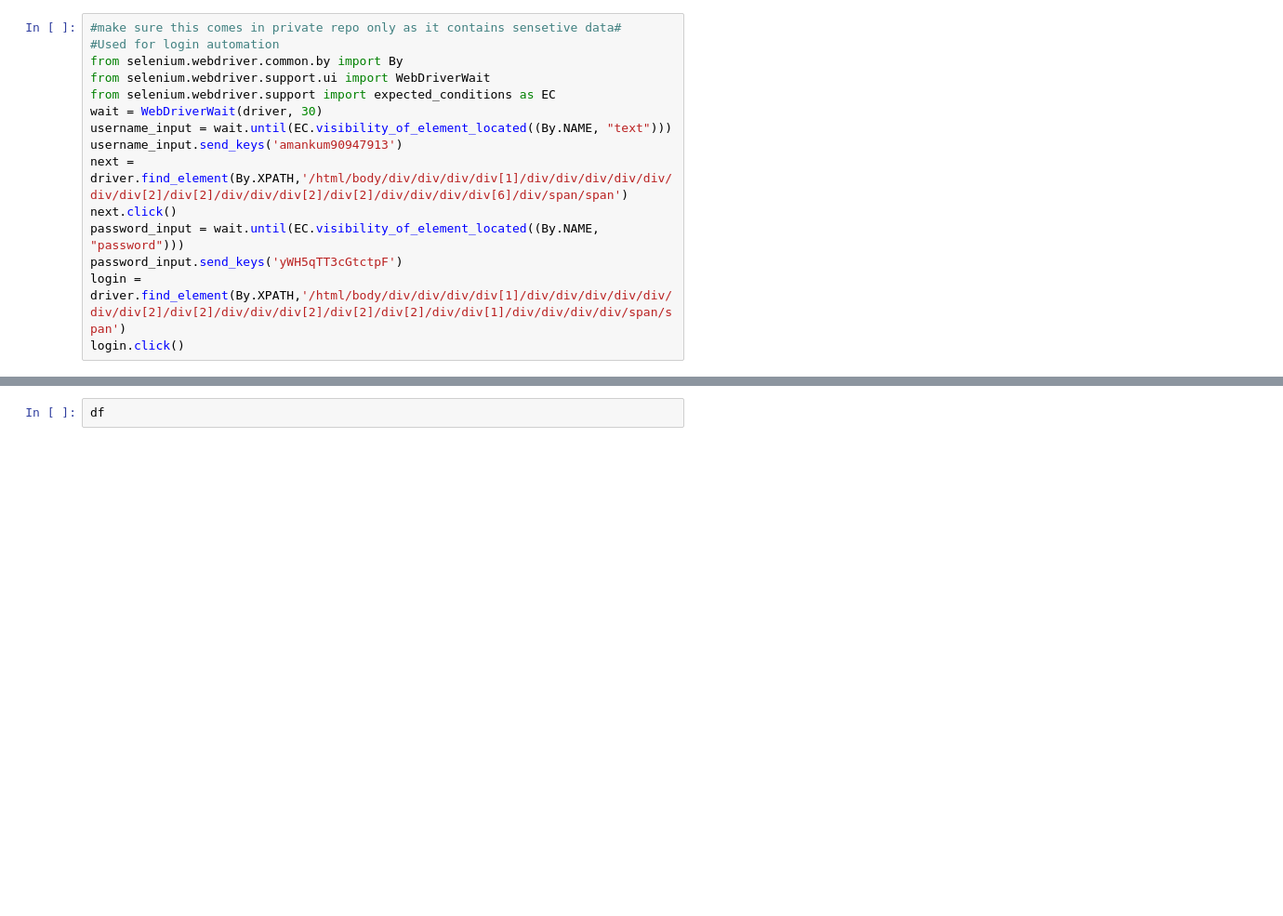
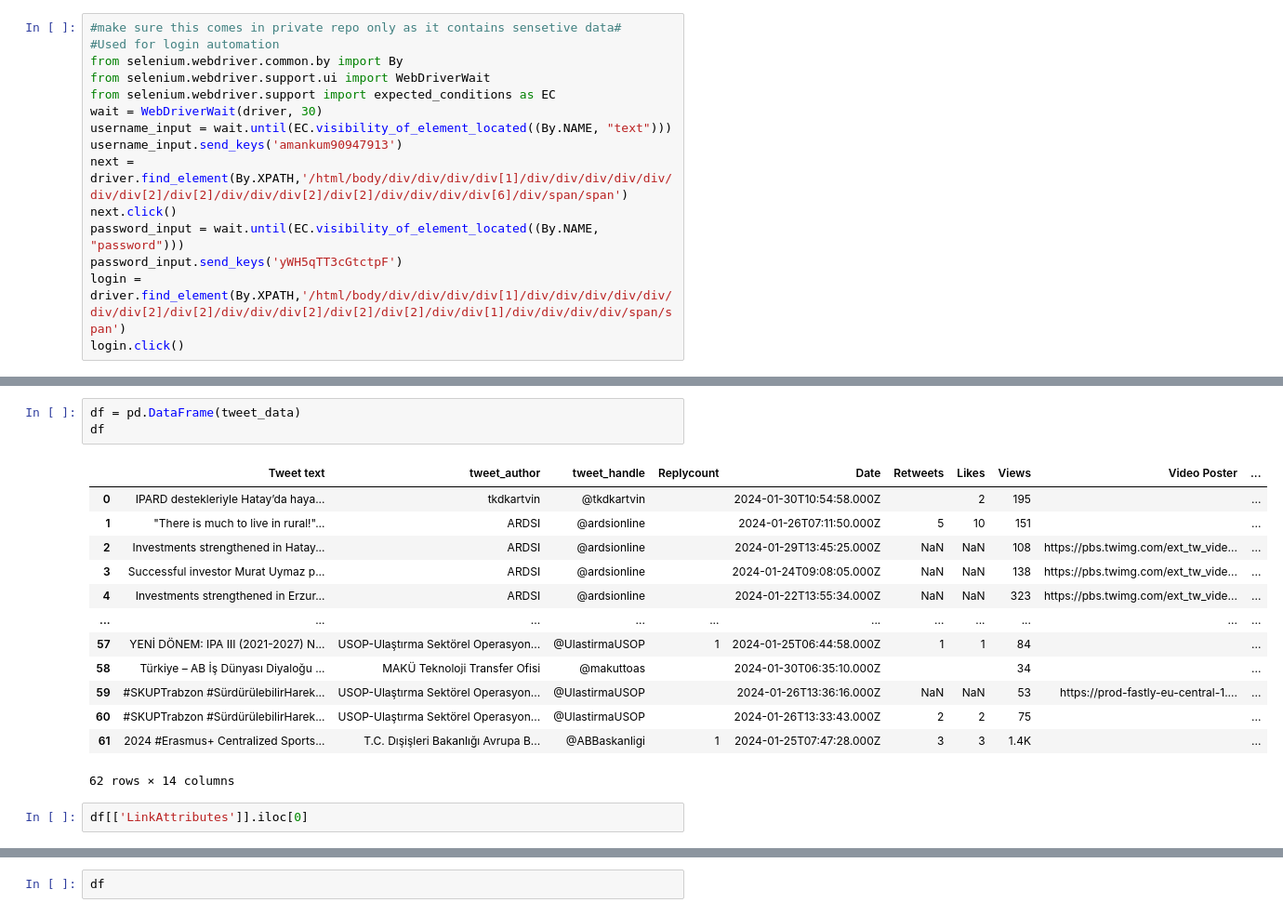
Before and after one commit to Aiggpa-Bhopal/Twitter-sentiment-analysis-English-and-Hindi-tweets, a Jupyter notebook: new_scrapper.ipynb, the cells around one changed output, grey strips where cells are left out. Shown: that part at 93% size. Saved outputs shown, nothing was run; the diff lists cells and outputs as text; blank space fills up the shorter version.

```diff
--- a/new_scrapper.ipynb
+++ b/new_scrapper.ipynb
@@ -83,0 +131,19 @@ print(df_likes)
+# %%
+df = pd.DataFrame(tweet_data)
+df
+# %% [output]
+|  | Tweet text | tweet_author | tweet_handle | Replycount | Date | Retweets | Likes | Views | Video Poster | ... |
+| 0 | IPARD destekleriyle Hatay’da haya... | tkdkartvin | @tkdkartvin |  | 2024-01-30T10:54:58.000Z |  | 2 | 195 |  | ... |
+| 1 | "There is much to live in rural!"... | ARDSI | @ardsionline |  | 2024-01-26T07:11:50.000Z | 5 | 10 | 151 |  | ... |
+| 2 | Investments strengthened in Hatay... | ARDSI | @ardsionline |  | 2024-01-29T13:45:25.000Z | NaN | NaN | 108 | https://pbs.twimg.com/ext_tw_vide... | ... |
+| 3 | Successful investor Murat Uymaz p... | ARDSI | @ardsionline |  | 2024-01-24T09:08:05.000Z | NaN | NaN | 138 | https://pbs.twimg.com/ext_tw_vide... | ... |
+| 4 | Investments strengthened in Erzur... | ARDSI | @ardsionline |  | 2024-01-22T13:55:34.000Z | NaN | NaN | 323 | https://pbs.twimg.com/ext_tw_vide... | ... |
+| ... | ... | ... | ... | ... | ... | ... | ... | ... | ... | ... |
+| 57 | YENİ DÖNEM: IPA III (2021-2027) N... | USOP-Ulaştırma Sektörel Operasyon... | @UlastirmaUSOP | 1 | 2024-01-25T06:44:58.000Z | 1 | 1 | 84 |  | ... |
+| 58 | Türkiye – AB İş Dünyası Diyaloğu ... | MAKÜ Teknoloji Transfer Ofisi | @makuttoas |  | 2024-01-30T06:35:10.000Z |  |  | 34 |  | ... |
+| 59 | #SKUPTrabzon #SürdürülebilirHarek... | USOP-Ulaştırma Sektörel Operasyon... | @UlastirmaUSOP |  | 2024-01-26T13:36:16.000Z | NaN | NaN | 53 | https://prod-fastly-eu-central-1.... | ... |
+| 60 | #SKUPTrabzon #SürdürülebilirHarek... | USOP-Ulaştırma Sektörel Operasyon... | @UlastirmaUSOP |  | 2024-01-26T13:33:43.000Z | 2 | 2 | 75 |  | ... |
+| 61 | 2024 #Erasmus+ Centralized Sports... | T.C. Dışişleri Bakanlığı Avrupa B... | @ABBaskanligi | 1 | 2024-01-25T07:47:28.000Z | 3 | 3 | 1.4K |  | ... |
+62 rows × 14 columns
+# %%
+df[['LinkAttributes']].iloc[0]
```
Also changed, not shown: parts of 16 cells of this notebook.
